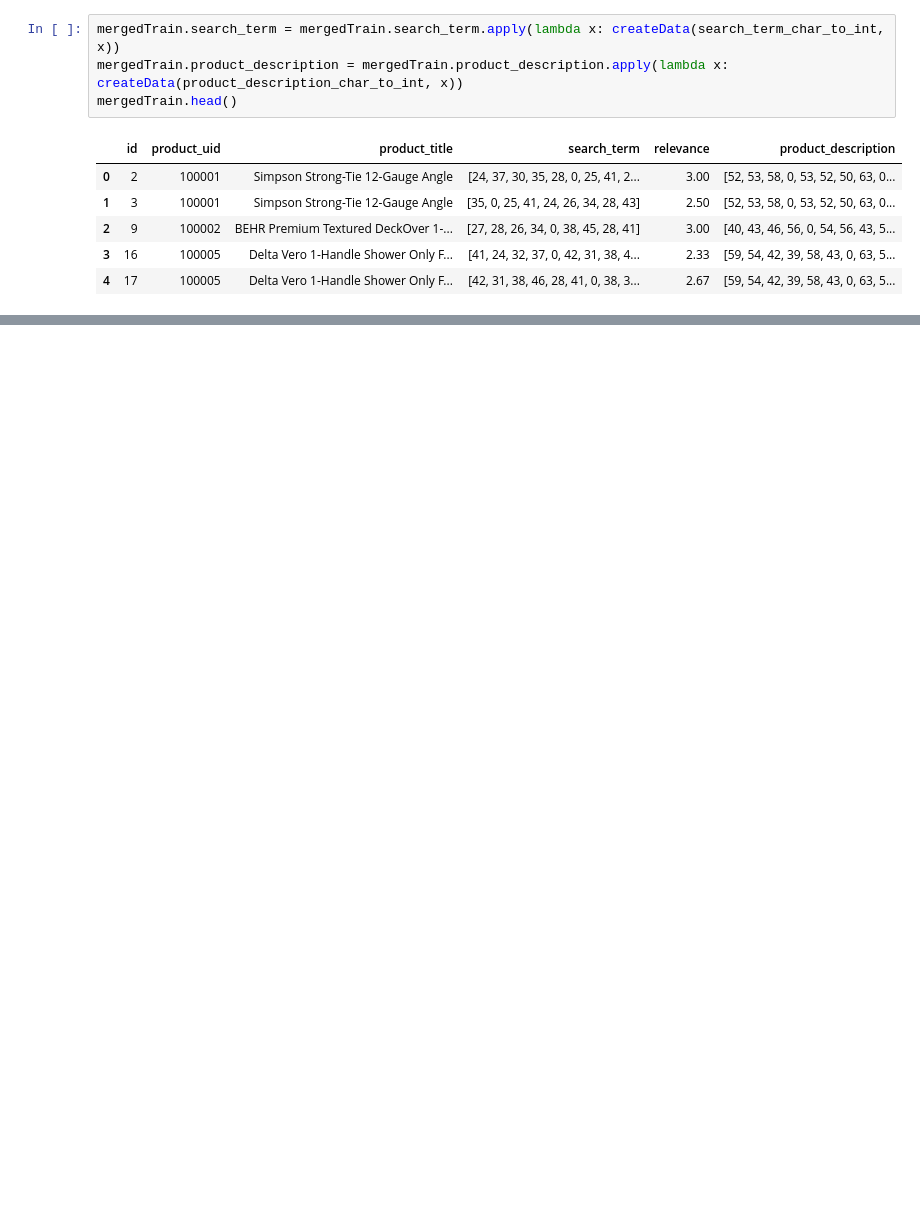
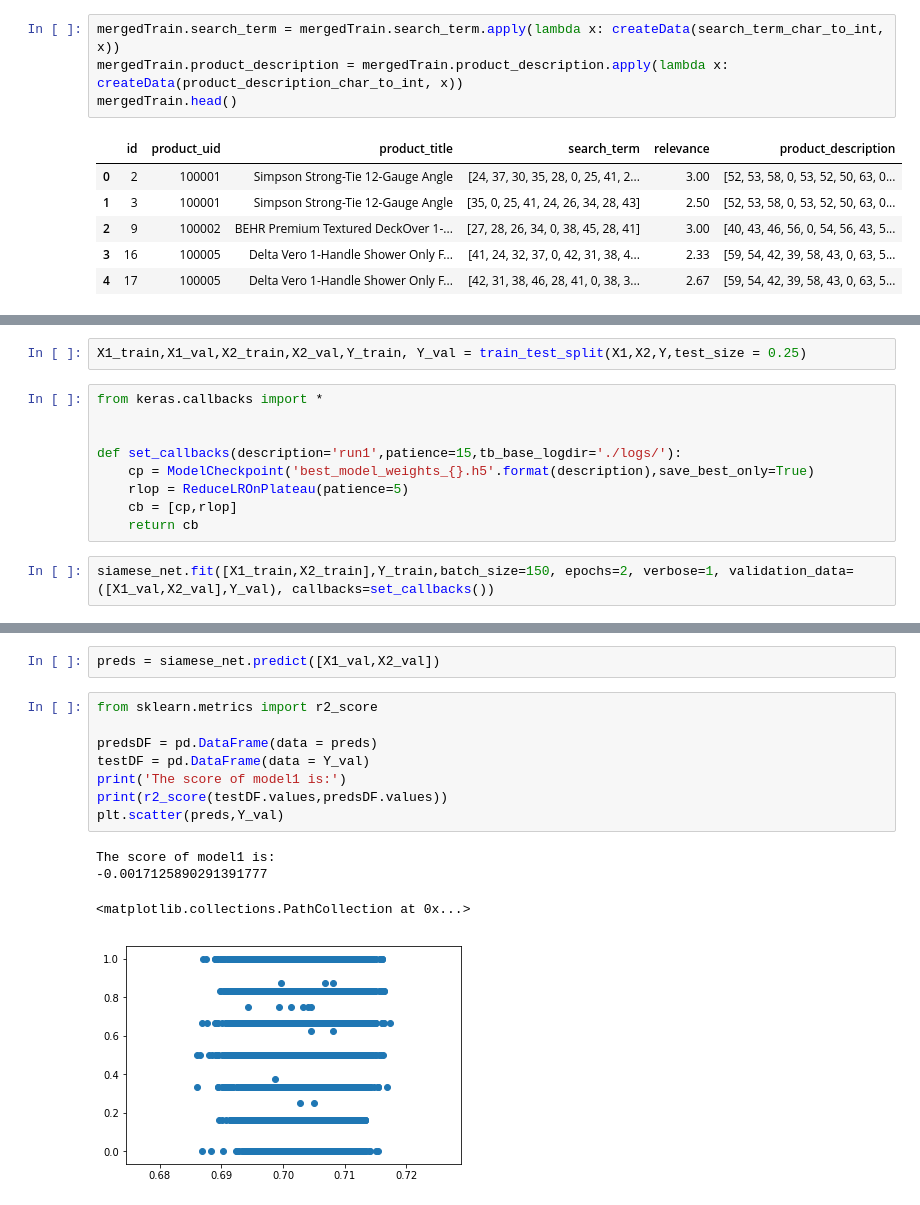
Before and after one commit to Igor8757/DeepLearnin, a Jupyter notebook: hw3dl.ipynb, the cells around one changed output, grey strips where cells are left out. Saved outputs shown, nothing was run; the diff lists cells and outputs as text; blank space fills up the shorter version.

Commit message:
added siamese model + ml benchmark

```diff
--- a/hw3dl.ipynb
+++ b/hw3dl.ipynb
@@ -165,0 +282,13 @@ mergedTrain.head()
+# %%
+X1_train,X1_val,X2_train,X2_val,Y_train, Y_val = train_test_split(X1,X2,Y,test_size = 0.25)
+# %%
+from keras.callbacks import *
+
+
+def set_callbacks(description='run1',patience=15,tb_base_logdir='./logs/'):
+    cp = ModelCheckpoint('best_model_weights_{}.h5'.format(description),save_best_only=True)
+    rlop = ReduceLROnPlateau(patience=5)
+    cb = [cp,rlop]
+    return cb
+# %%
+siamese_net.fit([X1_train,X2_train],Y_train,batch_size=150, epochs=2, verbose=1, validation_data=([X1_val,X2_val],Y_val), callbacks=set_callbacks())
@@ -165,0 +311,15 @@ mergedTrain.head()
+# %%
+preds = siamese_net.predict([X1_val,X2_val])
+# %%
+from sklearn.metrics import r2_score
+
+predsDF = pd.DataFrame(data = preds)
+testDF = pd.DataFrame(data = Y_val)
+print('The score of model1 is:')
+print(r2_score(testDF.values,predsDF.values))
+plt.scatter(preds,Y_val)
+# %% [output]
+The score of model1 is:
+-0.0017125890291391777
+<matplotlib.collections.PathCollection at 0x...>
+[figure, added]
```
Also changed, not shown: parts of 39 cells of this notebook, 2 other files.
